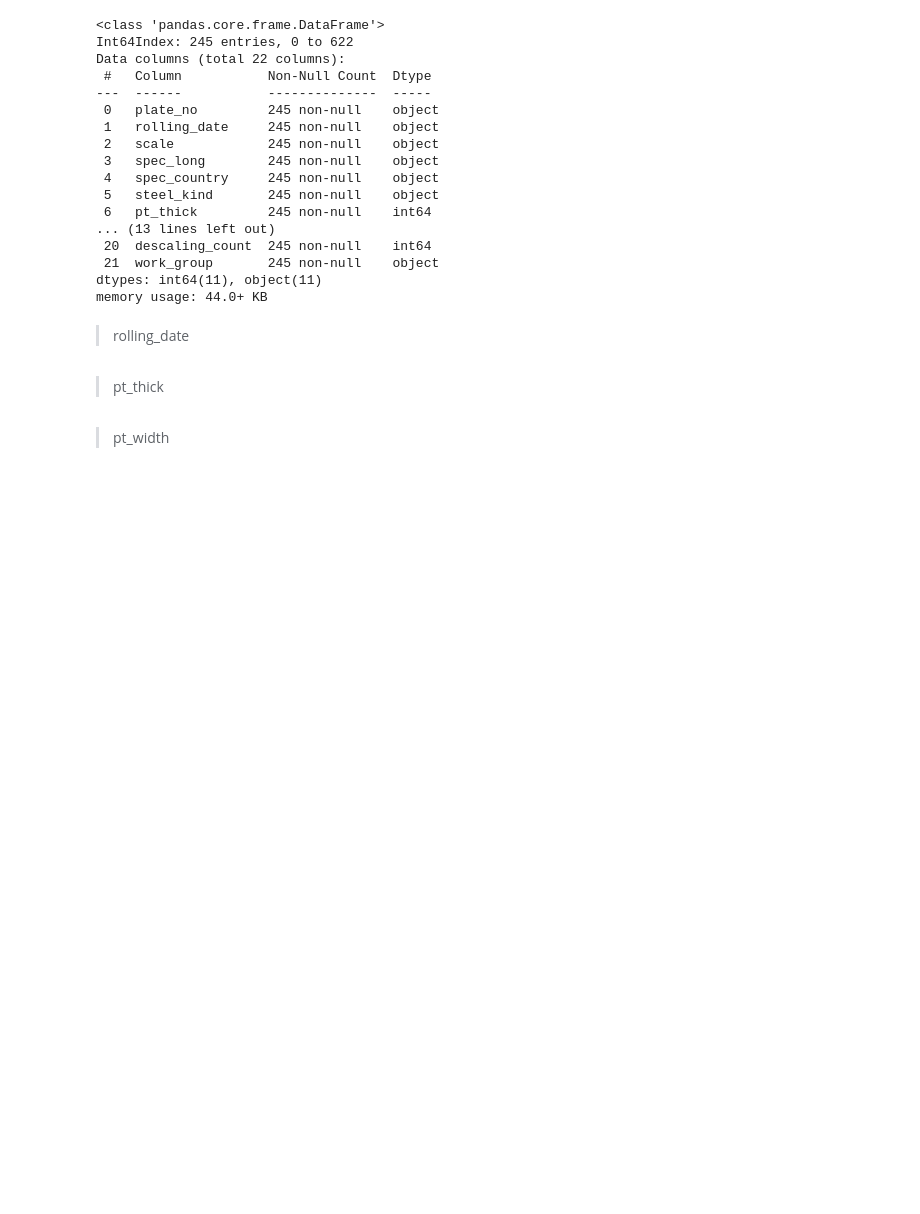
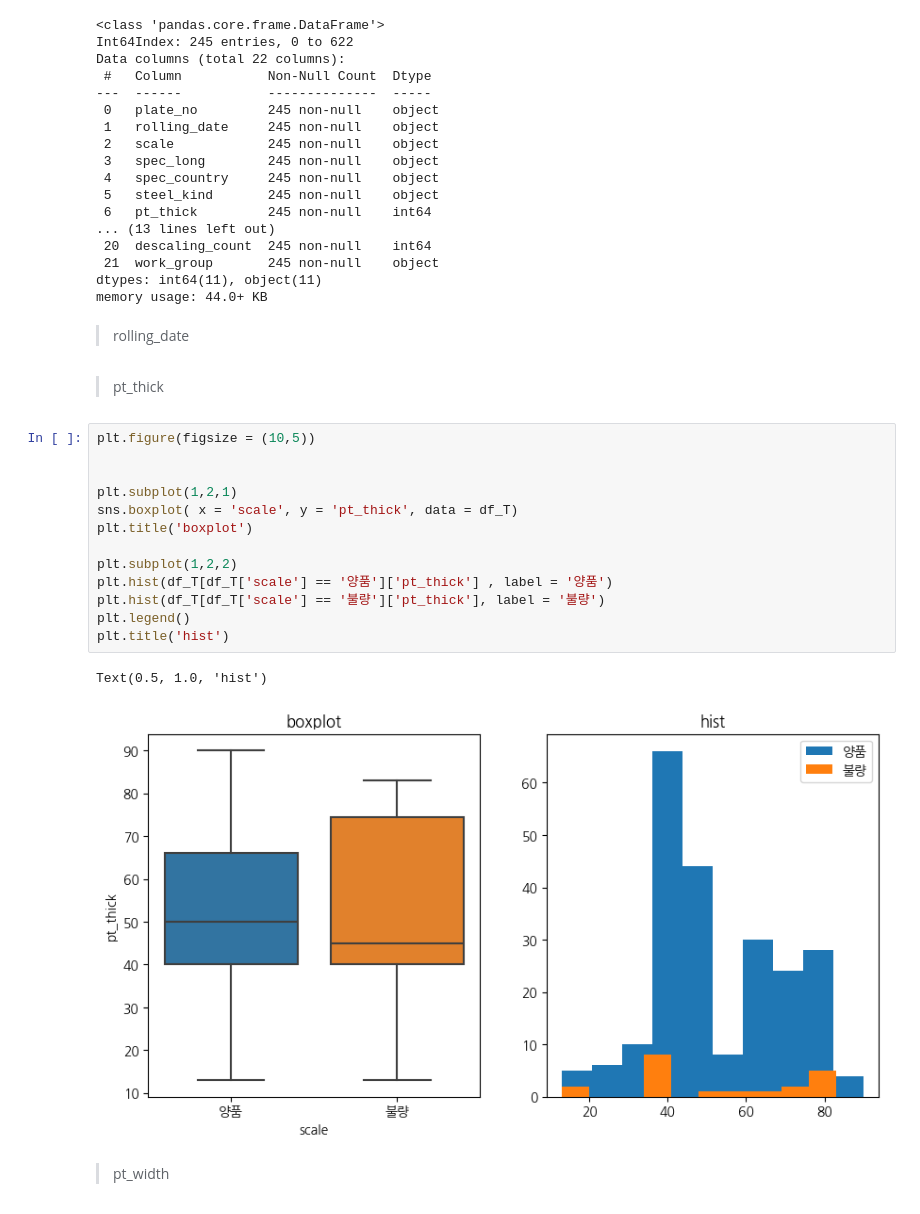
Before and after one commit to mixhub10/C4_project, a Jupyter notebook: 종합실습2.ipynb, the cells around one changed output. Saved outputs shown, nothing was run; the diff lists cells and outputs as text; blank space fills up the shorter version.

```diff
--- a/종합실습2.ipynb
+++ b/종합실습2.ipynb
@@ -175,5 +175,21 @@ memory usage: 44.0+ KB
 > rolling_date
 # %% [markdown]
 > pt_thick
+# %%
+plt.figure(figsize = (10,5))
+
+
+plt.subplot(1,2,1)
+sns.boxplot( x = 'scale', y = 'pt_thick', data = df_T)
+plt.title('boxplot')
+
+plt.subplot(1,2,2)
+plt.hist(df_T[df_T['scale'] == '양품']['pt_thick'] , label = '양품')
+plt.hist(df_T[df_T['scale'] == '불량']['pt_thick'], label = '불량')
+plt.legend()
+plt.title('hist')
+# %% [output]
+Text(0.5, 1.0, 'hist')
+[figure, added]
 # %% [markdown]
 >pt_width
```
Also changed, not shown: parts of 18 cells of this notebook.
